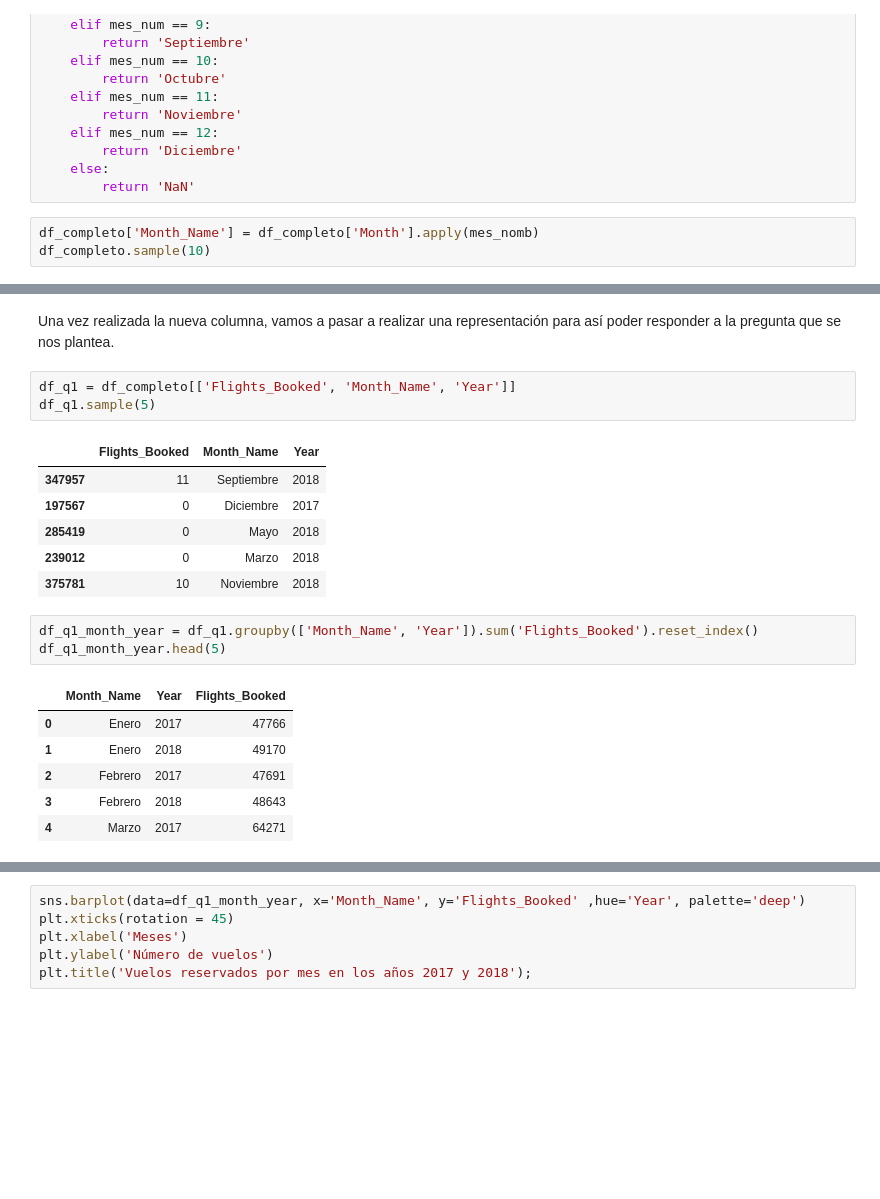
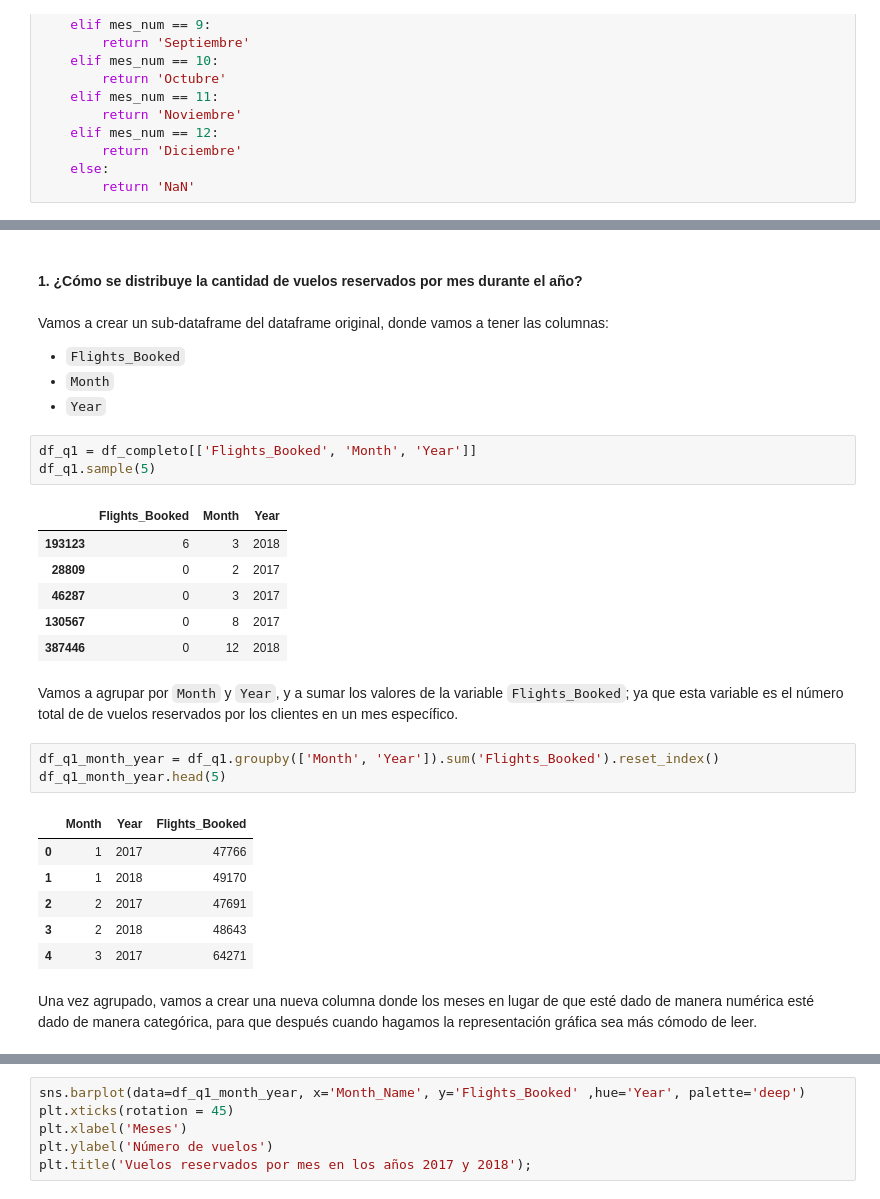
Before and after one commit to Adalab/bda-modulo-3-evaluacion-final-MPNimo, a Jupyter notebook: evaluacion-final-modulo3.ipynb, the cells around one changed output, grey strips where cells are left out. Saved outputs shown, nothing was run; the diff lists cells and outputs as text; blank space fills up the shorter version.

```diff
--- a/evaluacion-final-modulo3.ipynb
+++ b/evaluacion-final-modulo3.ipynb
@@ -564,6 +560,3 @@ def mes_nomb(mes_num):
         return 'Diciembre'
     else:
         return 'NaN'
-# %%
-df_completo['Month_Name'] = df_completo['Month'].apply(mes_nomb)
-df_completo.sample(10)
@@ -582,22 +563,31 @@ df_completo.sample(10)
+# %% [markdown]
+#### **1. ¿Cómo se distribuye la cantidad de vuelos reservados por mes durante el año?**
 # %% [markdown]
-Una vez realizada la nueva columna, vamos a pasar a realizar una representación para así poder responder a la pregunta que se nos plantea.
+Vamos a crear un sub-dataframe del dataframe original, donde vamos a tener las columnas:
+  - ``Flights_Booked``
+  - ``Month``
+  - ``Year``
 # %%
-df_q1 = df_completo[['Flights_Booked', 'Month_Name', 'Year']]
+df_q1 = df_completo[['Flights_Booked', 'Month', 'Year']]
 df_q1.sample(5)
 # %% [output]
-|  | Flights_Booked | Month_Name | Year |
-| 347957 | 11 | Septiembre | 2018 |
-| 197567 | 0 | Diciembre | 2017 |
-| 285419 | 0 | Mayo | 2018 |
-| 239012 | 0 | Marzo | 2018 |
-| 375781 | 10 | Noviembre | 2018 |
+|  | Flights_Booked | Month | Year |
+| 193123 | 6 | 3 | 2018 |
+| 28809 | 0 | 2 | 2017 |
+| 46287 | 0 | 3 | 2017 |
+| 130567 | 0 | 8 | 2017 |
+| 387446 | 0 | 12 | 2018 |
+# %% [markdown]
+Vamos a agrupar por `Month` y `Year`, y a sumar los valores de la variable `Flights_Booked`; ya que esta variable es el número total de de vuelos reservados por los clientes en un mes específico.
 # %%
-df_q1_month_year = df_q1.groupby(['Month_Name', 'Year']).sum('Flights_Booked').reset_index()
+df_q1_month_year = df_q1.groupby(['Month', 'Year']).sum('Flights_Booked').reset_index()
 df_q1_month_year.head(5)
 # %% [output]
-|  | Month_Name | Year | Flights_Booked |
-| 0 | Enero | 2017 | 47766 |
-| 1 | Enero | 2018 | 49170 |
-| 2 | Febrero | 2017 | 47691 |
-| 3 | Febrero | 2018 | 48643 |
-| 4 | Marzo | 2017 | 64271 |
+|  | Month | Year | Flights_Booked |
+| 0 | 1 | 2017 | 47766 |
+| 1 | 1 | 2018 | 49170 |
+| 2 | 2 | 2017 | 47691 |
+| 3 | 2 | 2018 | 48643 |
+| 4 | 3 | 2017 | 64271 |
+# %% [markdown]
+Una vez agrupado, vamos a crear una nueva columna donde los meses en lugar de que esté dado de manera numérica esté dado de manera categórica, para que después cuando hagamos la representación gráfica sea más cómodo de leer.
```
Also changed, not shown: parts of 34 cells of this notebook.
